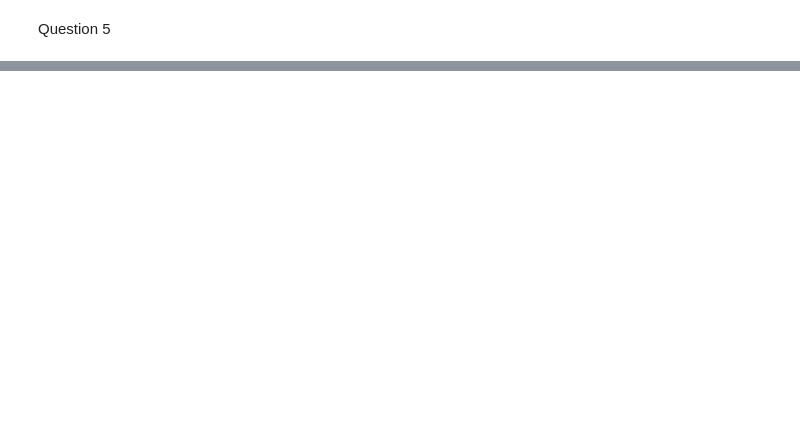
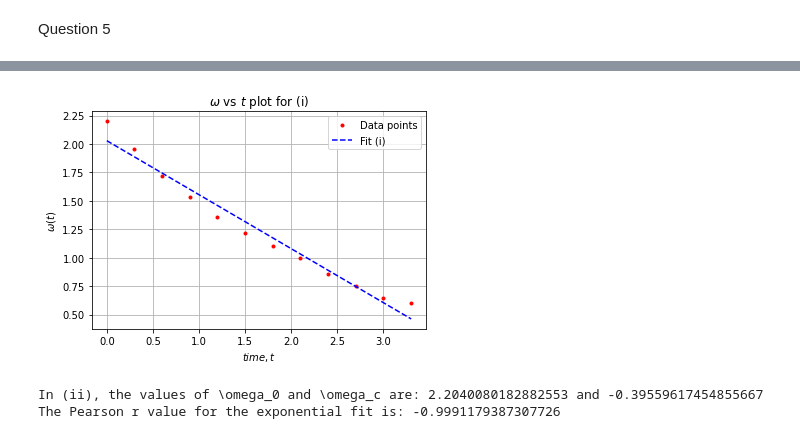
Before and after one commit to ratuldas6/P346_Endsem, a Jupyter notebook: Endsem.ipynb, the cells around one changed output, grey strips where cells are left out. Drawn from its saved outputs; the diff is of its cells as text; code cells hidden in the pictures; blank space fills up the shorter version.

```diff
--- a/Endsem.ipynb
+++ b/Endsem.ipynb
@@ -182,0 +225,34 @@ print('The r value is: ' + str(r))
+# %%
+plt.plot(t, w, '.r', label='Data points')  #plotting omega vs t data
+plt.plot(t1, w1, '--b', label='Fit (i)')   #plotting the best fit line
+
+'''plt.plot(t, we, '+g', label='Data points')
+plt.plot(t, w2, '.g', label='Fit (ii)')'''
+
+#plot for (i)
+plt.xlabel("$time, t$")
+plt.ylabel("$\omega(t)$")
+plt.grid()
+plt.title("$\omega$ vs $t$ plot for (i)")
+plt.legend(loc='upper right')
+plt.show()
+# %% [output]
+[figure, added]
+# %%
+#(ii)
+we = []
+
+for i in range(len(w)):
+    we.append(math.log(w[i]))
+
+wcn, lnw0, r2 = mylibrary.linear_fit(t,we)
+w0 = math.exp(lnw0)
+
+t2 = [min(t), max(t)]
+w2 = [lnw0+wcn*t2[0], lnw0+wcn*t2[1]]
+
+print("In (ii), the values of \omega_0 and \omega_c are: " + str(w0) + ' and ' + str(wcn))
+print('The Pearson r value for the exponential fit is: ' + str(r2))
+# %% [output]
+In (ii), the values of \omega_0 and \omega_c are: 2.2040080182882553 and -0.39559617454855667
+The Pearson r value for the exponential fit is: -0.9991179387307726
```
Also changed, not shown: parts of 7 cells of this notebook, 1 other file.
